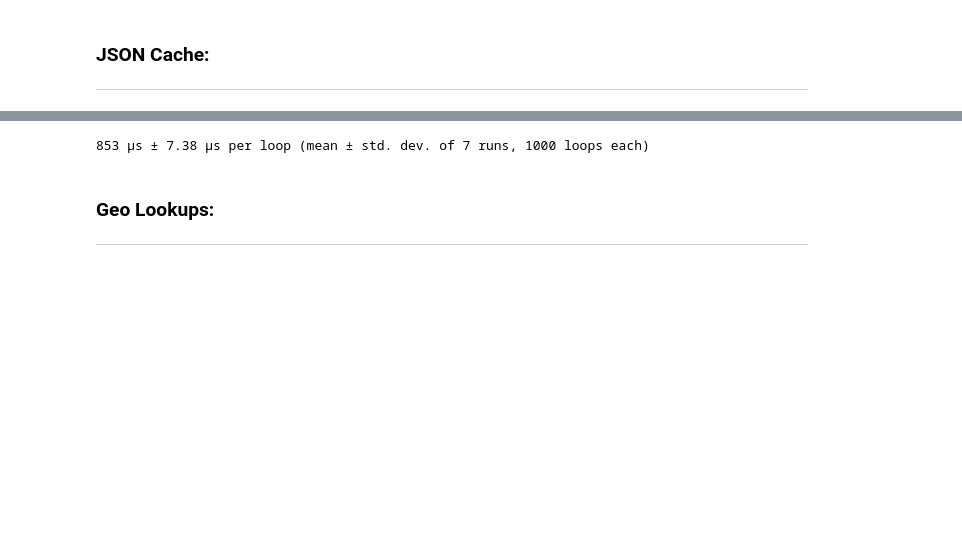
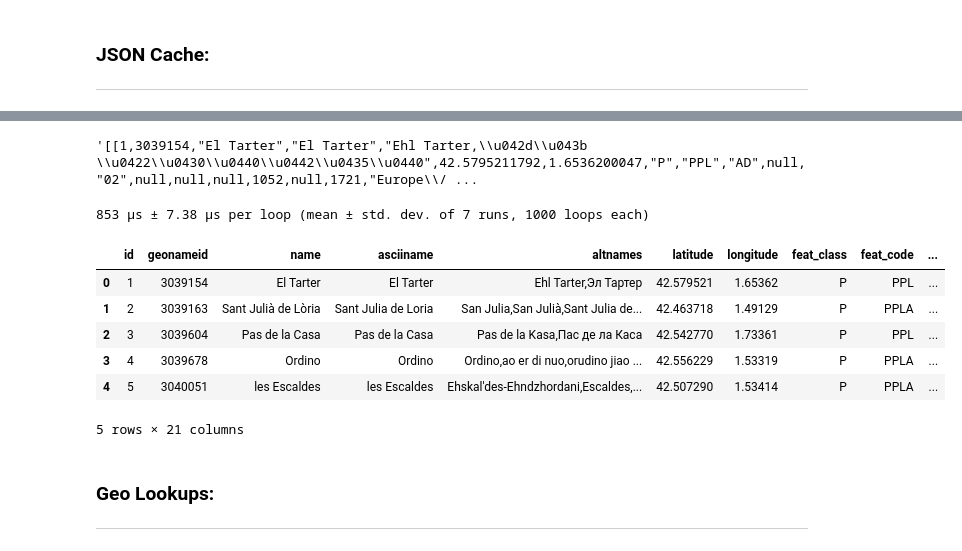
Before and after one commit to JoelBondurant/citysearch, a Jupyter notebook: src/citysearch.ipynb, the cells around one changed output, grey strips where cells are left out. Drawn from its saved outputs; the diff is of its cells as text; code cells hidden in the pictures; blank space fills up the shorter version.

```diff
--- a/src/citysearch.ipynb
+++ b/src/citysearch.ipynb
@@ -308,3 +308,7 @@ df.head(1).to_json(orient = 'records', lines = True)
+# %%
+df.head(3).to_json(orient = 'values')
+# %% [output]
+'[[1,3039154,"El Tarter","El Tarter","Ehl Tarter,\\u042d\\u043b \\u0422\\u0430\\u0440\\u0442\\u0435\\u0440",42.5795211792,1.6536200047,"P","PPL","AD",null,"02",null,null,null,1052,null,1721,"Europe\\/ ...
 # %%
 df1 = df.head(100)
 # %%
@@ -312,10 +316,20 @@ df1 = df.head(100)
 # %% [output]
 853 µs ± 7.38 µs per loop (mean ± std. dev. of 7 runs, 1000 loops each)
-# %%
-df['json'] = df.apply(lambda row: row.to_json(orient = 'records'))
 # %%
-for i in range(10):
-    jstr += df.iloc[i].to_json(orient = 'records', lines = True)
+df['json'] = ''
+for i in range(len(df)):
+    jstr = df.iloc[i].to_json(orient = 'records', lines = True)
+    df.json.set_value(i, jstr)
+# %%
+df.head(5)
+# %% [output]
+|  | id | geonameid | name | asciiname | altnames | latitude | longitude | feat_class | feat_code | ... |
+| 0 | 1 | 3039154 | El Tarter | El Tarter | Ehl Tarter,Эл Тартер | 42.579521 | 1.65362 | P | PPL | ... |
+| 1 | 2 | 3039163 | Sant Julià de Lòria | Sant Julia de Loria | San Julia,San Julià,Sant Julia de... | 42.463718 | 1.49129 | P | PPLA | ... |
+| 2 | 3 | 3039604 | Pas de la Casa | Pas de la Casa | Pas de la Kasa,Пас де ла Каса | 42.542770 | 1.73361 | P | PPL | ... |
+| 3 | 4 | 3039678 | Ordino | Ordino | Ordino,ao er di nuo,orudino jiao ... | 42.556229 | 1.53319 | P | PPLA | ... |
+| 4 | 5 | 3040051 | les Escaldes | les Escaldes | Ehskal'des-Ehndzhordani,Escaldes,... | 42.507290 | 1.53414 | P | PPLA | ... |
+5 rows × 21 columns
 # %% [markdown]
 ### Geo Lookups:
 ---
```
Also changed, not shown: parts of 3 cells of this notebook, 6 other files.
